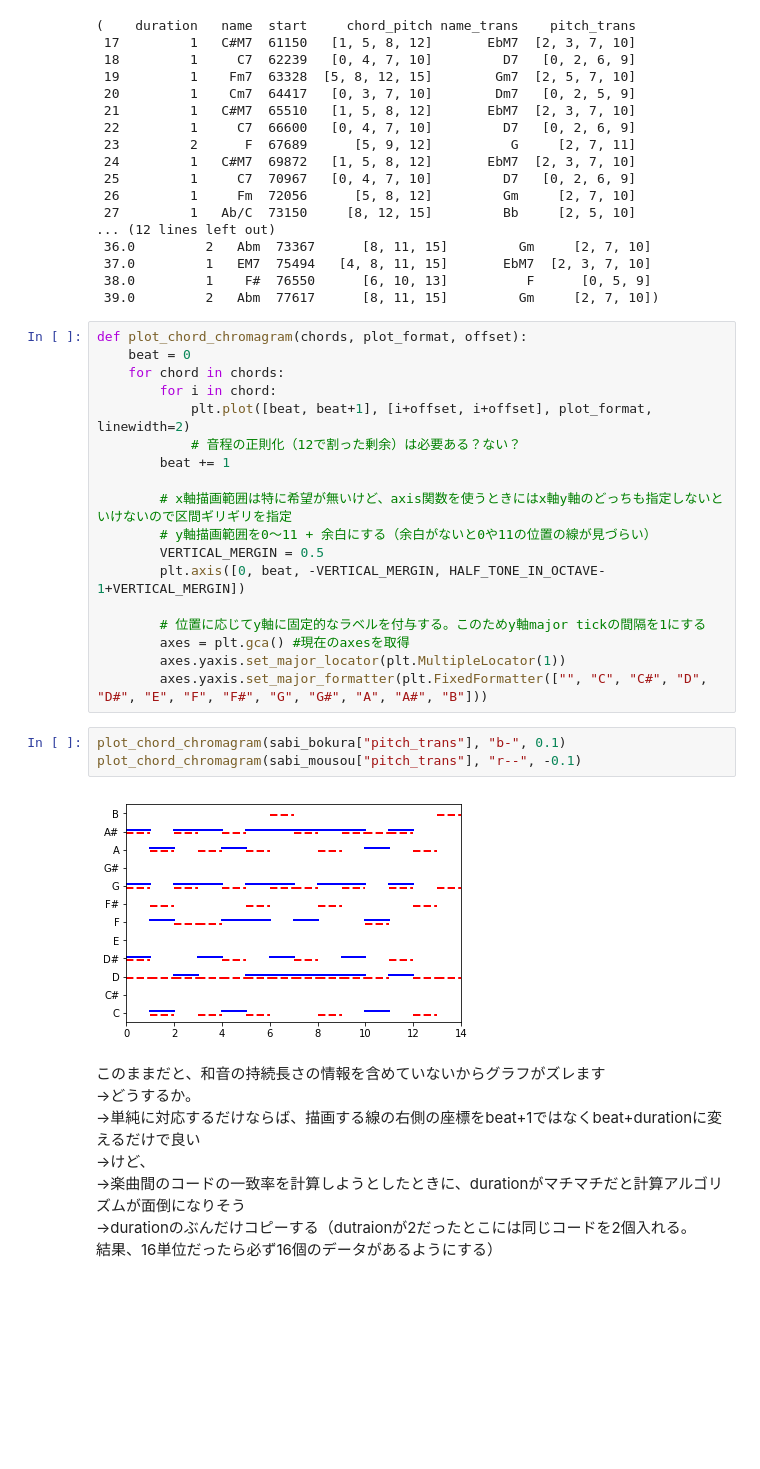
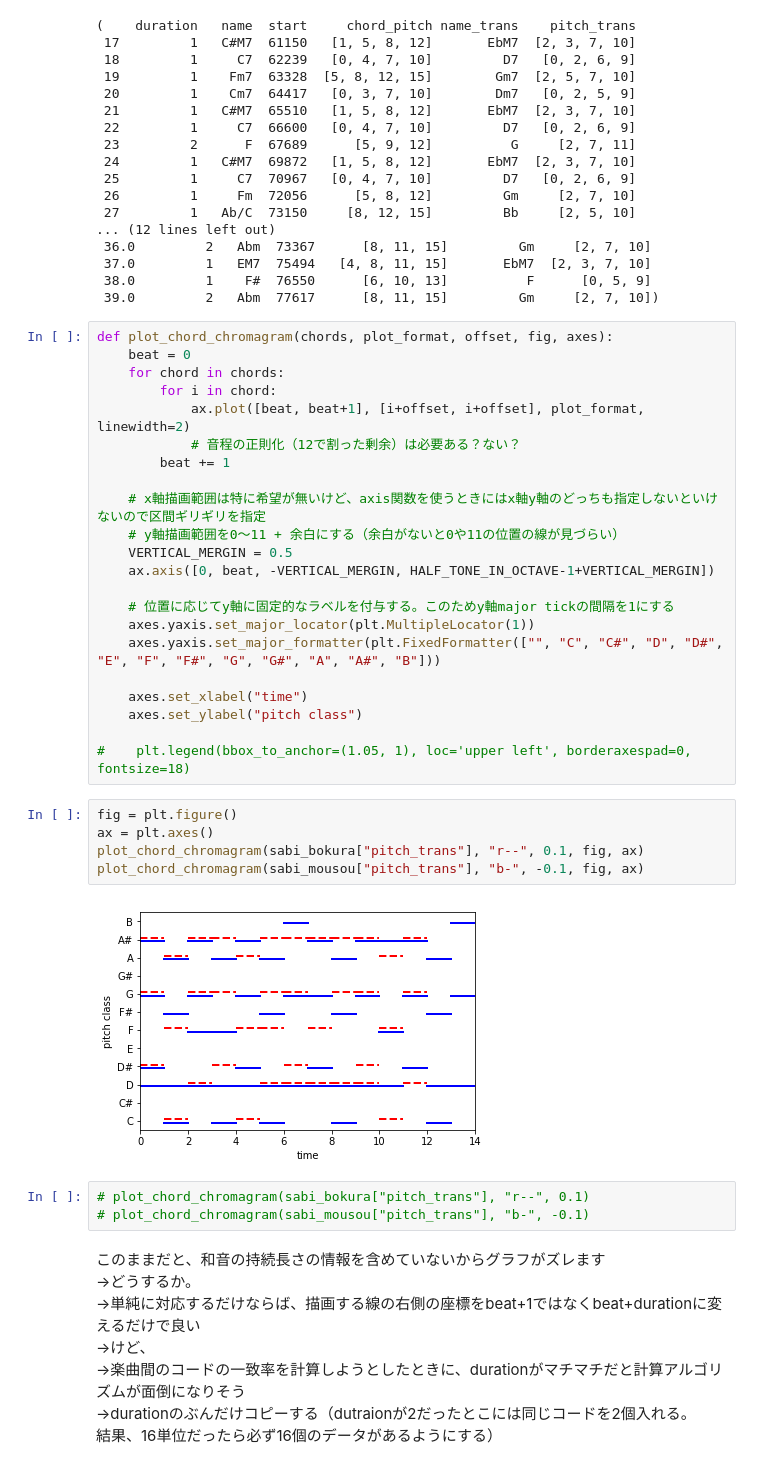
Before and after one commit to Linus-MK/audio_chord_analysis, a Jupyter notebook: perse_songle_api.ipynb, the cells around one changed output. Saved outputs shown, nothing was run; the diff lists cells and outputs as text; blank space fills up the shorter version.

```diff
--- a/perse_songle_api.ipynb
+++ b/perse_songle_api.ipynb
@@ -507,28 +507,37 @@ sabi_mousou, sabi_bokura
  38.0         1    F#  76550      [6, 10, 13]          F      [0, 5, 9]
  39.0         2   Abm  77617      [8, 11, 15]         Gm     [2, 7, 10])
 # %%
-def plot_chord_chromagram(chords, plot_format, offset):
+def plot_chord_chromagram(chords, plot_format, offset, fig, axes):
     beat = 0
     for chord in chords:
         for i in chord:
-            plt.plot([beat, beat+1], [i+offset, i+offset], plot_format, linewidth=2)
+            ax.plot([beat, beat+1], [i+offset, i+offset], plot_format, linewidth=2)
             # 音程の正則化（12で割った剰余）は必要ある？ない？
         beat += 1
 
-        # x軸描画範囲は特に希望が無いけど、axis関数を使うときにはx軸y軸のどっちも指定しないといけないので区間ギリギリを指定
-        # y軸描画範囲を0～11 + 余白にする（余白がないと0や11の位置の線が見づらい）
-        VERTICAL_MERGIN = 0.5
-        plt.axis([0, beat, -VERTICAL_MERGIN, HALF_TONE_IN_OCTAVE-1+VERTICAL_MERGIN])
+    # x軸描画範囲は特に希望が無いけど、axis関数を使うときにはx軸y軸のどっちも指定しないといけないので区間ギリギリを指定
+    # y軸描画範囲を0～11 + 余白にする（余白がないと0や11の位置の線が見づらい）
+    VERTICAL_MERGIN = 0.5
+    ax.axis([0, beat, -VERTICAL_MERGIN, HALF_TONE_IN_OCTAVE-1+VERTICAL_MERGIN])
 
-        # 位置に応じてy軸に固定的なラベルを付与する。このためy軸major tickの間隔を1にする
-        axes = plt.gca() #現在のaxesを取得
-        axes.yaxis.set_major_locator(plt.MultipleLocator(1))
-        axes.yaxis.set_major_formatter(plt.FixedFormatter(["", "C", "C#", "D", "D#", "E", "F", "F#", "G", "G#", "A", "A#", "B"]))
+    # 位置に応じてy軸に固定的なラベルを付与する。このためy軸major tickの間隔を1にする
+    axes.yaxis.set_major_locator(plt.MultipleLocator(1))
+    axes.yaxis.set_major_formatter(plt.FixedFormatter(["", "C", "C#", "D", "D#", "E", "F", "F#", "G", "G#", "A", "A#", "B"]))
+
+    axes.set_xlabel("time")
+    axes.set_ylabel("pitch class")
+
+#    plt.legend(bbox_to_anchor=(1.05, 1), loc='upper left', borderaxespad=0, fontsize=18)
+# %%
+fig = plt.figure()
+ax = plt.axes()
+plot_chord_chromagram(sabi_bokura["pitch_trans"], "r--", 0.1, fig, ax)
+plot_chord_chromagram(sabi_mousou["pitch_trans"], "b-", -0.1, fig, ax)
+# %% [output]
+[figure, added]
 # %%
-plot_chord_chromagram(sabi_bokura["pitch_trans"], "b-", 0.1)
-plot_chord_chromagram(sabi_mousou["pitch_trans"], "r--", -0.1)
+# plot_chord_chromagram(sabi_bokura["pitch_trans"], "r--", 0.1)
+# plot_chord_chromagram(sabi_mousou["pitch_trans"], "b-", -0.1)
-# %% [output]
-[figure, removed]
 # %% [markdown]
 このままだと、和音の持続長さの情報を含めていないからグラフがズレます
 →どうするか。
```
Also changed, not shown: parts of 2 cells of this notebook.
